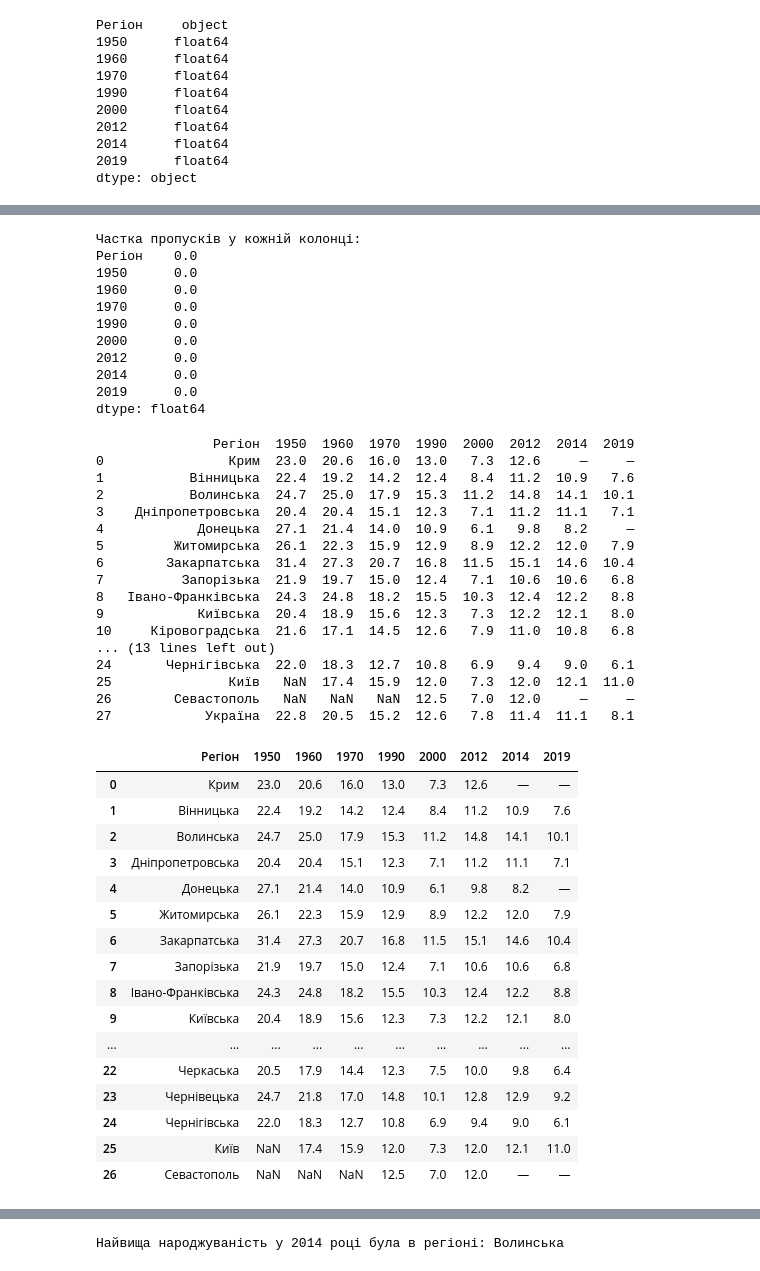
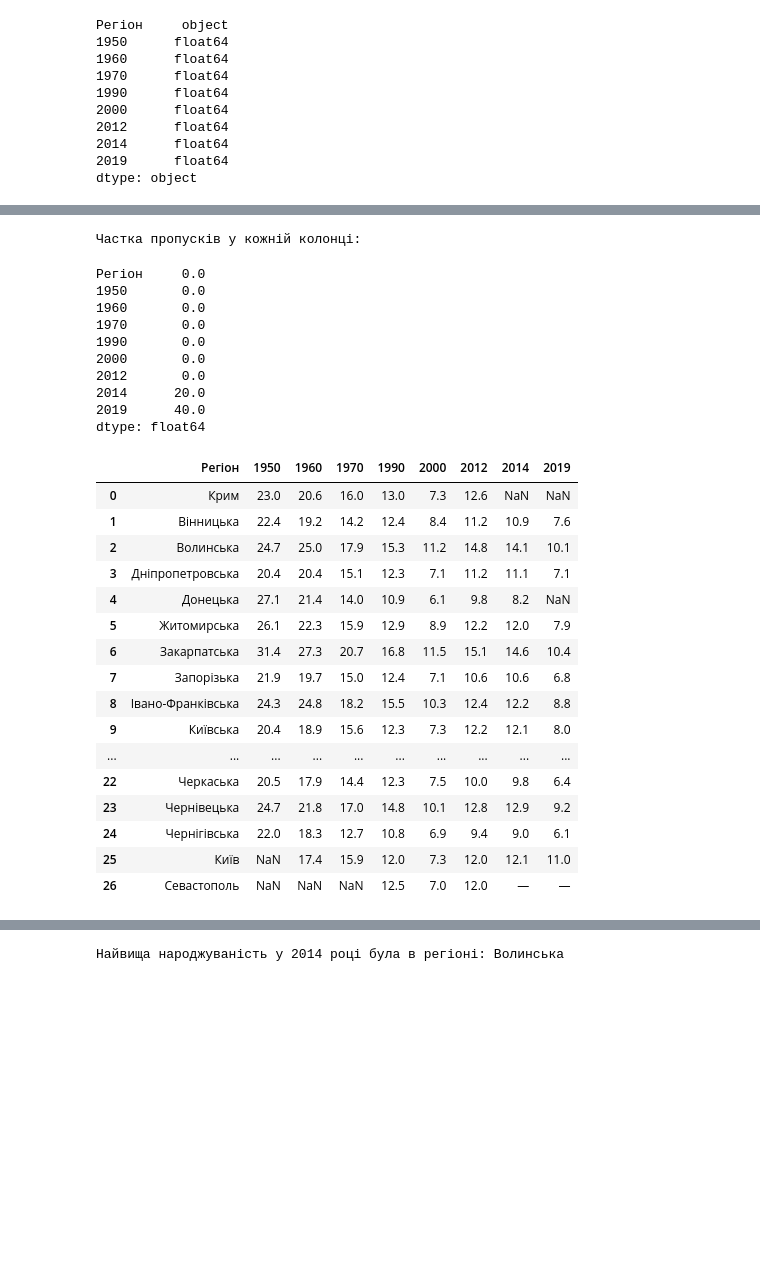
Before and after one commit to Nniikkoollaass/data-science-modul-5-HW, a Jupyter notebook: Hw2_1.ipynb, the cells around one changed output, grey strips where cells are left out. Cells and saved outputs as stored; diff of their text form; code cells hidden in the pictures; blank space fills up the shorter version.

```diff
--- a/Hw2_1.ipynb
+++ b/Hw2_1.ipynb
@@ -84,48 +89,31 @@ total_values = len(df)
 missing_percentage = (missing_values / total_values) * 100
 
 print("Частка пропусків у кожній колонці:")
-print(missing_percentage)
+missing_percentage
 # %% [output]
 Частка пропусків у кожній колонці:
-Регіон    0.0
-1950      0.0
-1960      0.0
-1970      0.0
-1990      0.0
-2000      0.0
-2012      0.0
-2014      0.0
-2019      0.0
-dtype: float64
+Регіон     0.0
+1950       0.0
+1960       0.0
+1970       0.0
+1990       0.0
+2000       0.0
+2012       0.0
+2014      20.0
+2019      40.0
+dtype: float64
 # %%
 #Видаліть з таблиці дані по всій країні, останній рядок таблиці
-print(table[0])
+table[0]
 
 table[0].drop(27)
 # %% [output]
-               Регіон  1950  1960  1970  1990  2000  2012  2014  2019
-0                Крим  23.0  20.6  16.0  13.0   7.3  12.6     —     —
-1           Вінницька  22.4  19.2  14.2  12.4   8.4  11.2  10.9   7.6
-2           Волинська  24.7  25.0  17.9  15.3  11.2  14.8  14.1  10.1
-3    Дніпропетровська  20.4  20.4  15.1  12.3   7.1  11.2  11.1   7.1
-4            Донецька  27.1  21.4  14.0  10.9   6.1   9.8   8.2     —
-5         Житомирська  26.1  22.3  15.9  12.9   8.9  12.2  12.0   7.9
-6        Закарпатська  31.4  27.3  20.7  16.8  11.5  15.1  14.6  10.4
-7          Запорізька  21.9  19.7  15.0  12.4   7.1  10.6  10.6   6.8
-8   Івано-Франківська  24.3  24.8  18.2  15.5  10.3  12.4  12.2   8.8
-9            Київська  20.4  18.9  15.6  12.3   7.3  12.2  12.1   8.0
-10     Кіровоградська  21.6  17.1  14.5  12.6   7.9  11.0  10.8   6.8
-... (13 lines left out)
-24       Чернігівська  22.0  18.3  12.7  10.8   6.9   9.4   9.0   6.1
-25               Київ   NaN  17.4  15.9  12.0   7.3  12.0  12.1  11.0
-26        Севастополь   NaN   NaN   NaN  12.5   7.0  12.0     —     —
-27            Україна  22.8  20.5  15.2  12.6   7.8  11.4  11.1   8.1
 |  | Регіон | 1950 | 1960 | 1970 | 1990 | 2000 | 2012 | 2014 | 2019 |
-| 0 | Крим | 23.0 | 20.6 | 16.0 | 13.0 | 7.3 | 12.6 | — | — |
+| 0 | Крим | 23.0 | 20.6 | 16.0 | 13.0 | 7.3 | 12.6 | NaN | NaN |
 | 1 | Вінницька | 22.4 | 19.2 | 14.2 | 12.4 | 8.4 | 11.2 | 10.9 | 7.6 |
 | 2 | Волинська | 24.7 | 25.0 | 17.9 | 15.3 | 11.2 | 14.8 | 14.1 | 10.1 |
 | 3 | Дніпропетровська | 20.4 | 20.4 | 15.1 | 12.3 | 7.1 | 11.2 | 11.1 | 7.1 |
-| 4 | Донецька | 27.1 | 21.4 | 14.0 | 10.9 | 6.1 | 9.8 | 8.2 | — |
+| 4 | Донецька | 27.1 | 21.4 | 14.0 | 10.9 | 6.1 | 9.8 | 8.2 | NaN |
 | 5 | Житомирська | 26.1 | 22.3 | 15.9 | 12.9 | 8.9 | 12.2 | 12.0 | 7.9 |
 | 6 | Закарпатська | 31.4 | 27.3 | 20.7 | 16.8 | 11.5 | 15.1 | 14.6 | 10.4 |
 | 7 | Запорізька | 21.9 | 19.7 | 15.0 | 12.4 | 7.1 | 10.6 | 10.6 | 6.8 |
```
Also changed, not shown: parts of 6 cells of this notebook.
